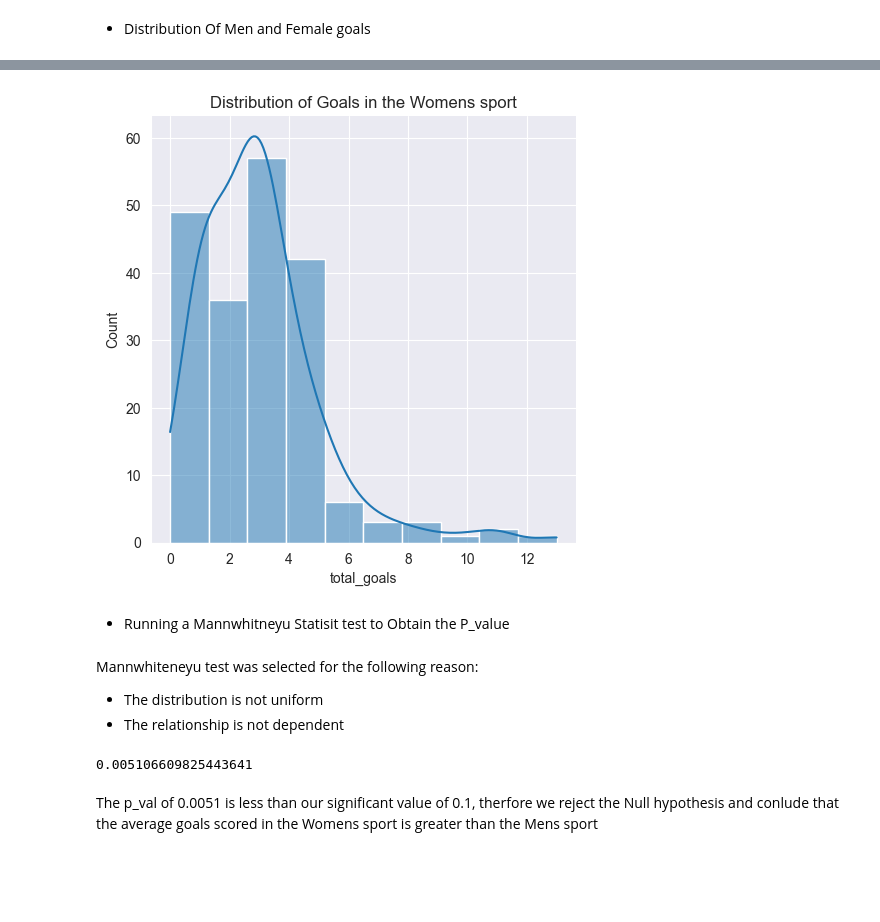
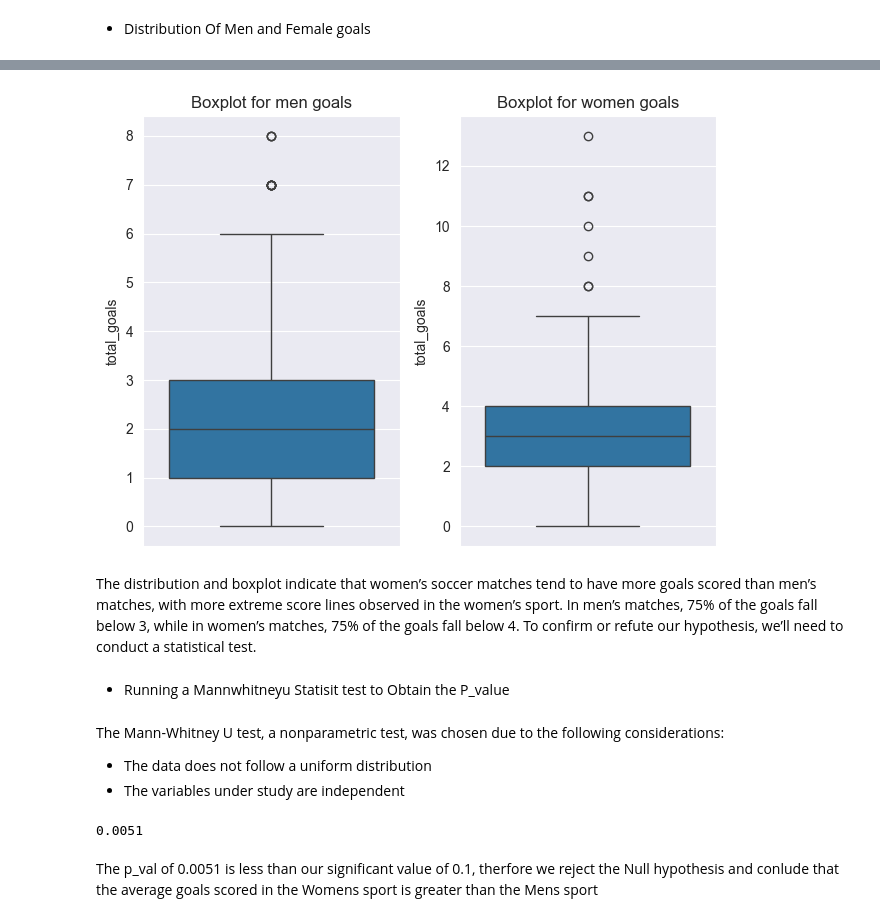
Before and after one commit to SaliuA/football_goal_Statisics, a Jupyter notebook: notebook.ipynb, the cells around one changed output, grey strips where cells are left out. Drawn from its saved outputs; the diff is of its cells as text; code cells hidden in the pictures; blank space fills up the shorter version.

```diff
--- a/notebook.ipynb
+++ b/notebook.ipynb
@@ -128,21 +139,29 @@ plt.show()
-# %%
-sns.displot(data=women_cup,x="total_goals",kde=True,bins=10)
-plt.title("Distribution of Goals in the Womens sport")
-plt.show()
-# %% [output]
-[figure, removed]
+# %%
+#box plot of the goals colunm
+fig, axs = plt.subplots(ncols=2)
+
+sns.boxplot(y=men_cup['total_goals'], ax=axs[0]).set_title('Boxplot for men goals')
+sns.boxplot(y=women_cup['total_goals'], ax=axs[1]).set_title('Boxplot for women goals')
+
+plt.tight_layout()
+plt.show()
+# %% [output]
+[figure, added]
+# %% [markdown]
+The distribution and boxplot indicate that women’s soccer matches tend to have more goals scored than men’s matches, with more extreme score lines observed in the women’s sport. In men’s matches, 75% of the goals fall below 3, while in women’s matches, 75% of the goals fall below 4. To confirm or refute our hypothesis, we’ll need to conduct a statistical test.
 # %% [markdown]
 * Running a Mannwhitneyu Statisit test to Obtain the P_value
 # %% [markdown]
-Mannwhiteneyu test was selected for the following reason:
-- The distribution is not uniform
-- The relationship is not dependent
+The Mann-Whitney U test, a nonparametric test, was chosen due to the following considerations:
+
+- The data does not follow a uniform distribution
+- The variables under study are independent
 # %%
+#checking the p-value
 t_statistic, p_val = stats.mannwhitneyu(women_cup["total_goals"], men_cup["total_goals"],alternative="greater")
+print(round(p_val,4))
+# %% [output]
+0.0051
-# %%
-print(p_val)
-# %% [output]
-0.005106609825443641
 # %%
 printmd(f"The p_val of {round(p_val,4)} is less than our significant value of\
          0.1, therfore we reject the Null hypothesis and conlude that\
```
Also changed, not shown: parts of 6 cells of this notebook, 1 other file.
